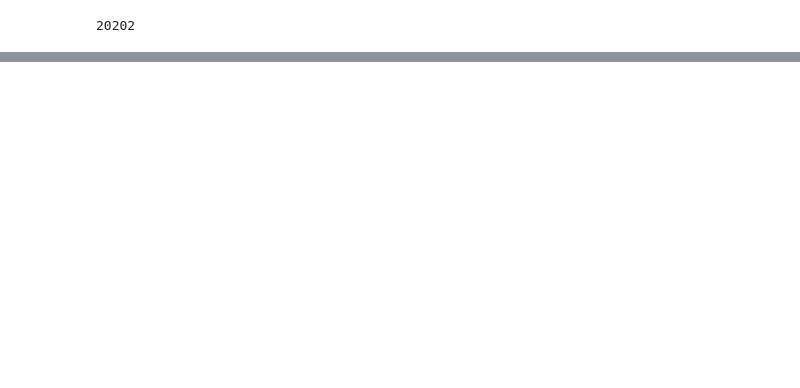
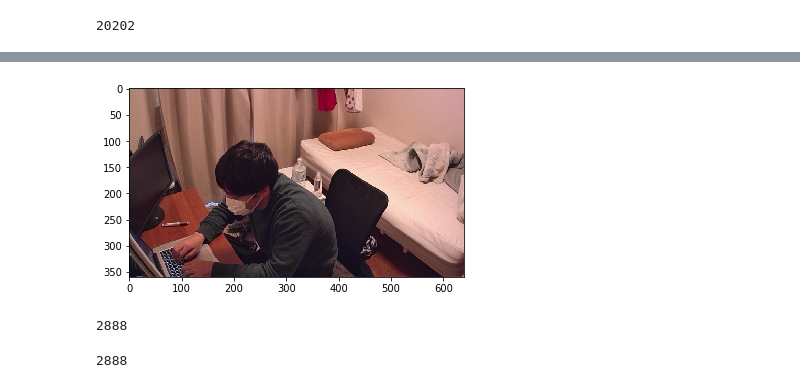
Before and after one commit to nakamoo/sumica, a Jupyter notebook: main_server/hai/notebooks/preview.ipynb, the cells around one changed output, grey strips where cells are left out. Cells and saved outputs as stored; diff of their text form; code cells hidden in the pictures; blank space fills up the shorter version.

```diff
--- a/main_server/hai/notebooks/preview.ipynb
+++ b/main_server/hai/notebooks/preview.ipynb
@@ -46,0 +53,6 @@ print_time(hue_col['time'])
+# %%
+images = mongo.images.find({'time': {"$gt": 1509519607.0138}}, sort=[("_id", pymongo.ASCENDING)])
+# %%
+im = images.next()
+display_image(im)
+# %% [output]
@@ -46,0 +60 @@ print_time(hue_col['time'])
+[figure, added]
@@ -46,0 +68,8 @@ print_time(hue_col['time'])
+# %%
+images0.count()
+# %% [output]
+2888
+# %%
+images1.count()
+# %% [output]
+2888
```
Also changed, not shown: parts of 11 cells of this notebook, 2 other files.
